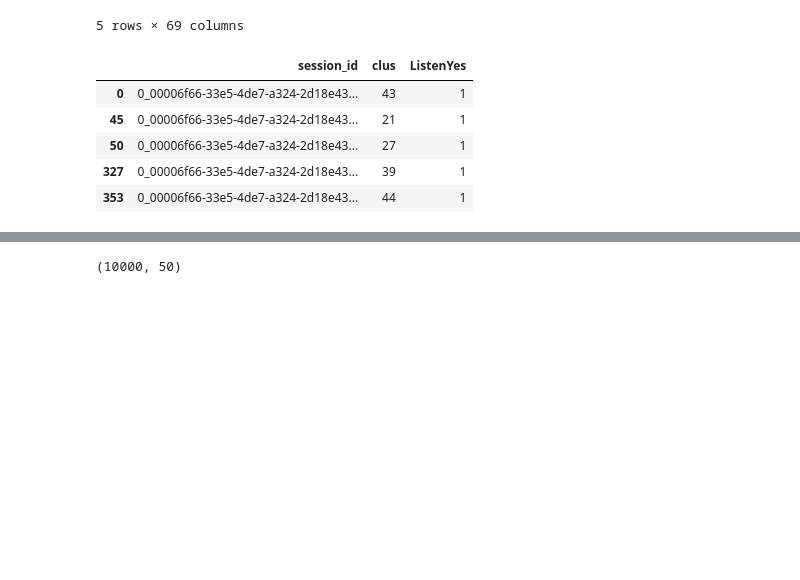
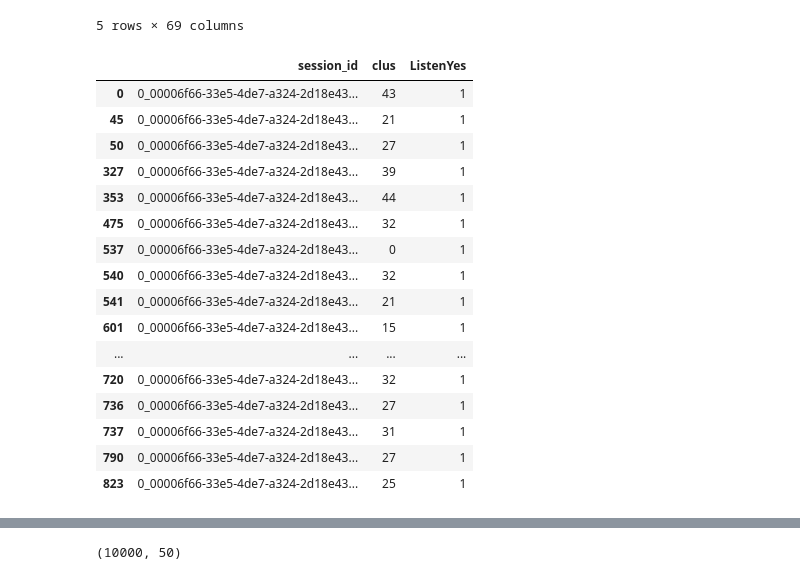
Before and after one commit to curlsloth/Capstone_Spotify-Sequential-Skip-Prediction, a Jupyter notebook: notebooks/6_mini_RecommendationFiltering.ipynb, the cells around one changed output, grey strips where cells are left out. Saved outputs shown, nothing was run; the diff lists cells and outputs as text; code cells hidden in the pictures; blank space fills up the shorter version.

```diff
--- a/notebooks/6_mini_RecommendationFiltering.ipynb
+++ b/notebooks/6_mini_RecommendationFiltering.ipynb
@@ -187,14 +191,25 @@ DataBinary.head()
 5 rows × 69 columns
 # %%
 data2=DataBinary[['session_id','clus','ListenYes']]
-data2.head()
+data2.head(20)
 # %% [output]
 |  | session_id | clus | ListenYes |
 | 0 | 0_00006f66-33e5-4de7-a324-2d18e43... | 43 | 1 |
 | 45 | 0_00006f66-33e5-4de7-a324-2d18e43... | 21 | 1 |
 | 50 | 0_00006f66-33e5-4de7-a324-2d18e43... | 27 | 1 |
 | 327 | 0_00006f66-33e5-4de7-a324-2d18e43... | 39 | 1 |
 | 353 | 0_00006f66-33e5-4de7-a324-2d18e43... | 44 | 1 |
+| 475 | 0_00006f66-33e5-4de7-a324-2d18e43... | 32 | 1 |
+| 537 | 0_00006f66-33e5-4de7-a324-2d18e43... | 0 | 1 |
+| 540 | 0_00006f66-33e5-4de7-a324-2d18e43... | 32 | 1 |
+| 541 | 0_00006f66-33e5-4de7-a324-2d18e43... | 21 | 1 |
+| 601 | 0_00006f66-33e5-4de7-a324-2d18e43... | 15 | 1 |
+| ... | ... | ... | ... |
+| 720 | 0_00006f66-33e5-4de7-a324-2d18e43... | 32 | 1 |
+| 736 | 0_00006f66-33e5-4de7-a324-2d18e43... | 27 | 1 |
+| 737 | 0_00006f66-33e5-4de7-a324-2d18e43... | 31 | 1 |
+| 790 | 0_00006f66-33e5-4de7-a324-2d18e43... | 27 | 1 |
+| 823 | 0_00006f66-33e5-4de7-a324-2d18e43... | 25 | 1 |
 # %%
 #for better convenience we add I for Item for every SalesItem. Otherwise we would only have customer and SalesItem Numbers, which can be a little bit puzzling.
 data2['clus'] = 'c' + data2['clus'].astype(str)
```
Also changed, not shown: parts of 26 cells of this notebook, 1 other file.
